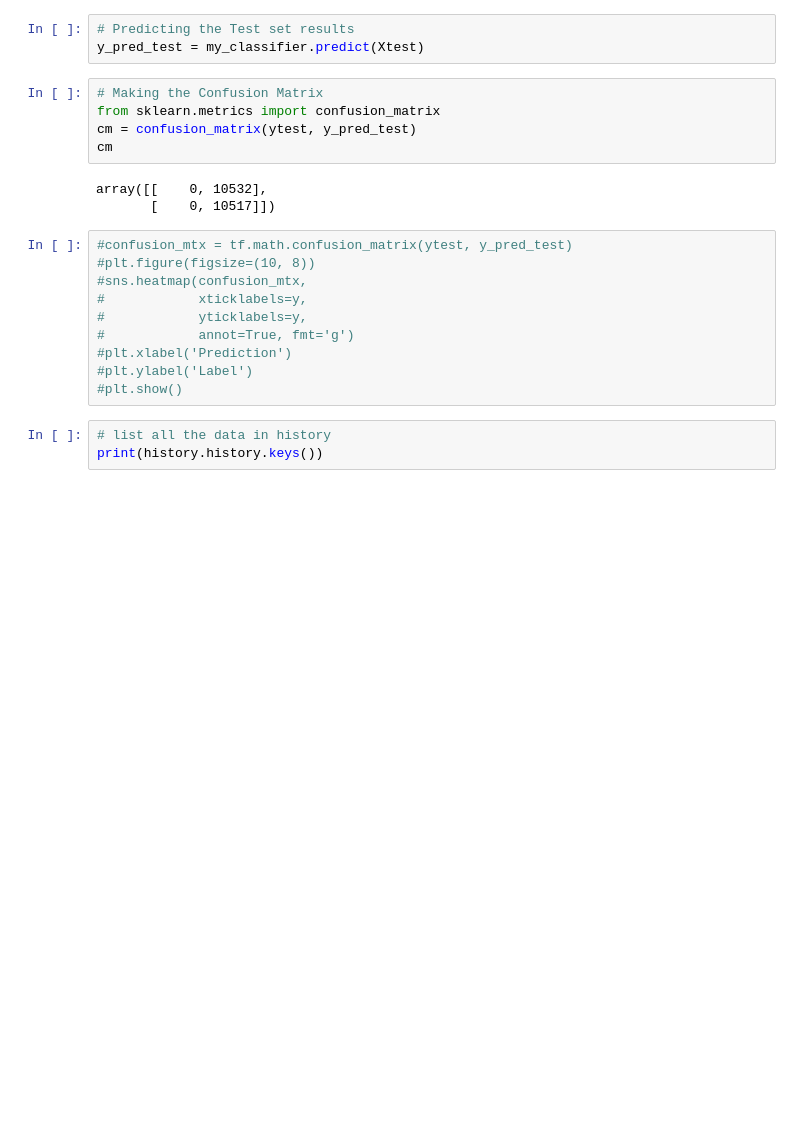
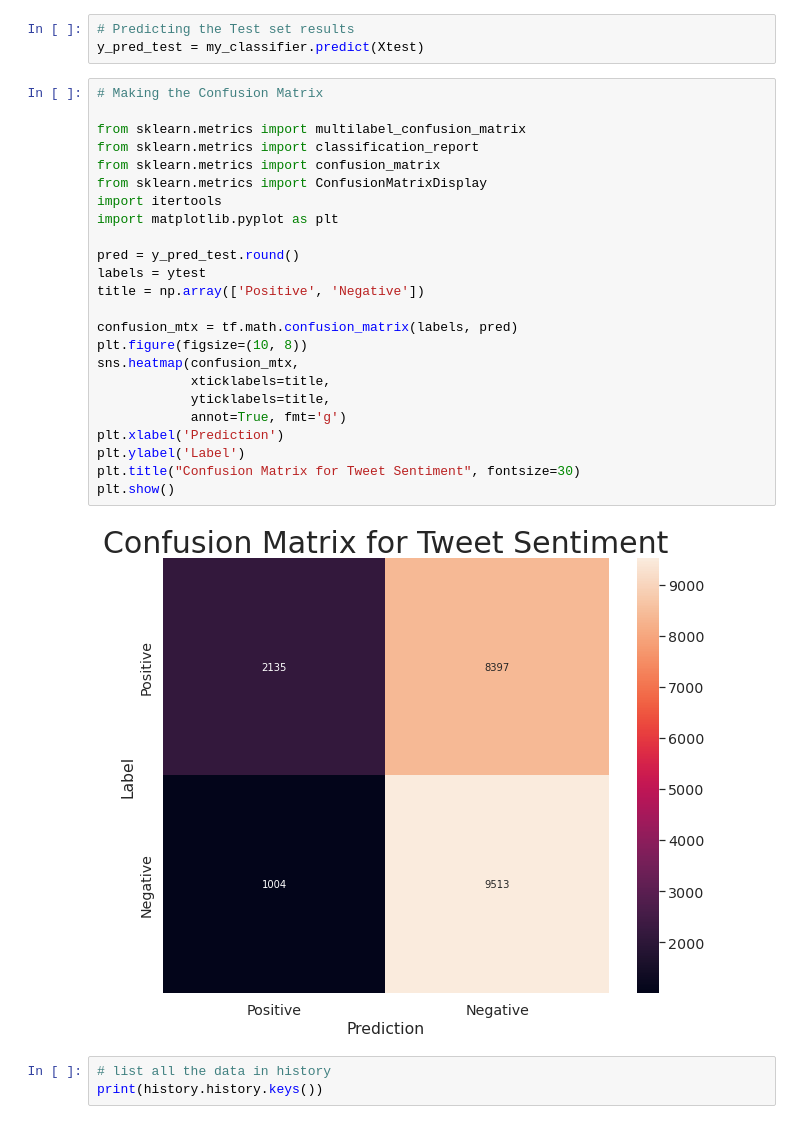
Before and after one commit to AI-at-GBC/tweet-analysis, a Jupyter notebook: neural_networks/ann_1.ipynb, the cells around one changed output. Cells and saved outputs as stored; diff of their text form; blank space fills up the shorter version.

Commit message:
some changes and hyperparameter
some changes and hyperparameter + confusion matrix

```diff
--- a/neural_networks/ann_1.ipynb
+++ b/neural_networks/ann_1.ipynb
@@ -291,24 +300,32 @@ y_pred_train = my_classifier.predict(Xtrain)
 # %%
 # Predicting the Test set results
 y_pred_test = my_classifier.predict(Xtest)
-# %%
-# Making the Confusion Matrix
-from sklearn.metrics import confusion_matrix
-cm = confusion_matrix(ytest, y_pred_test)
-cm
-# %% [output]
-array([[    0, 10532],
-       [    0, 10517]])
 # %%
-#confusion_mtx = tf.math.confusion_matrix(ytest, y_pred_test)
-#plt.figure(figsize=(10, 8))
-#sns.heatmap(confusion_mtx,
-#            xticklabels=y,
-#            yticklabels=y,
-#            annot=True, fmt='g')
-#plt.xlabel('Prediction')
-#plt.ylabel('Label')
-#plt.show()
+# Making the Confusion Matrix
+
+from sklearn.metrics import multilabel_confusion_matrix
+from sklearn.metrics import classification_report
+from sklearn.metrics import confusion_matrix
+from sklearn.metrics import ConfusionMatrixDisplay
+import itertools
+import matplotlib.pyplot as plt
+
+pred = y_pred_test.round()
+labels = ytest
+title = np.array(['Positive', 'Negative'])
+
+confusion_mtx = tf.math.confusion_matrix(labels, pred)
+plt.figure(figsize=(10, 8))
+sns.heatmap(confusion_mtx,
+            xticklabels=title,
+            yticklabels=title,
+            annot=True, fmt='g')
+plt.xlabel('Prediction')
+plt.ylabel('Label')
+plt.title("Confusion Matrix for Tweet Sentiment", fontsize=30)
+plt.show()
+# %% [output]
+[figure, added]
 # %%
 # list all the data in history
 print(history.history.keys())
```
Also changed, not shown: parts of 13 cells of this notebook.
